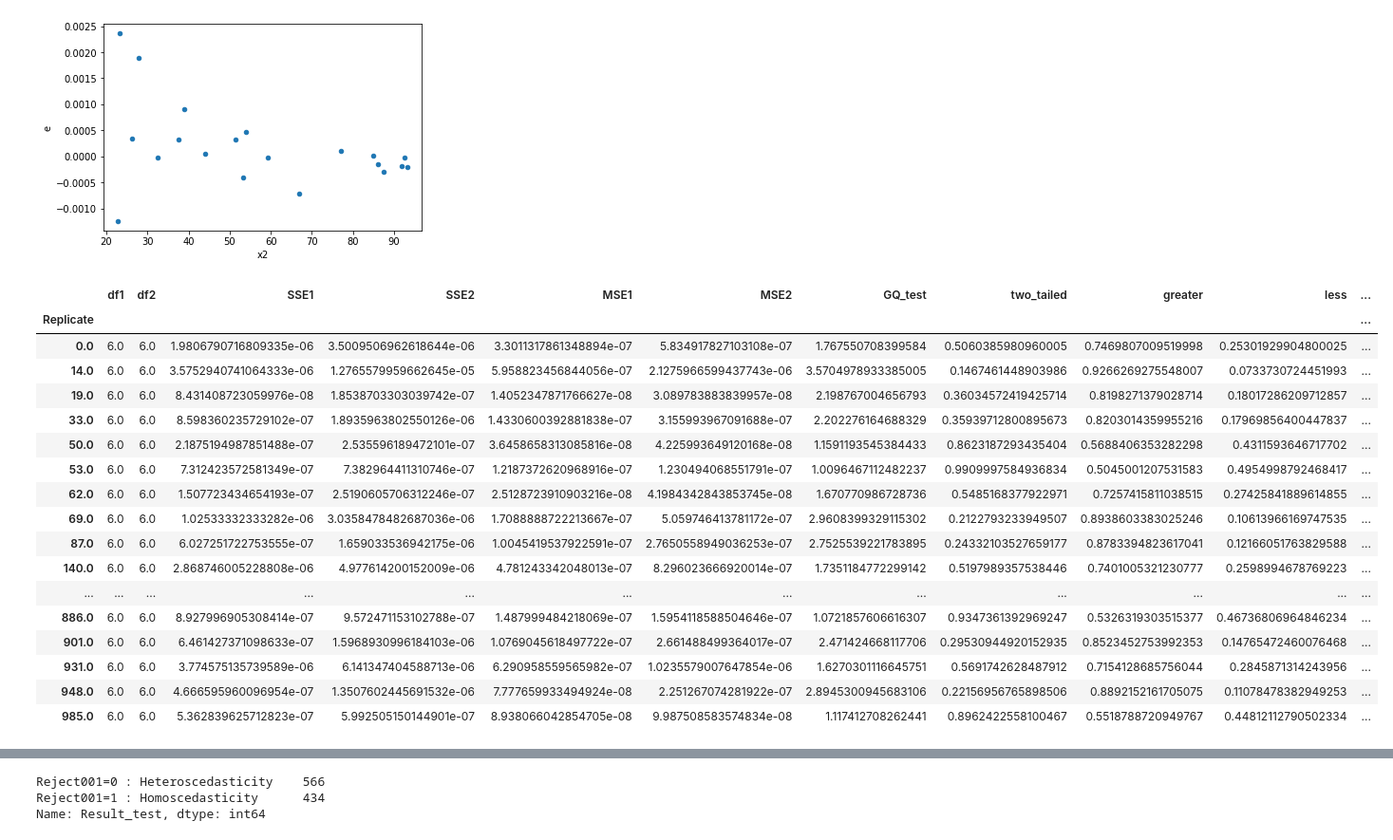
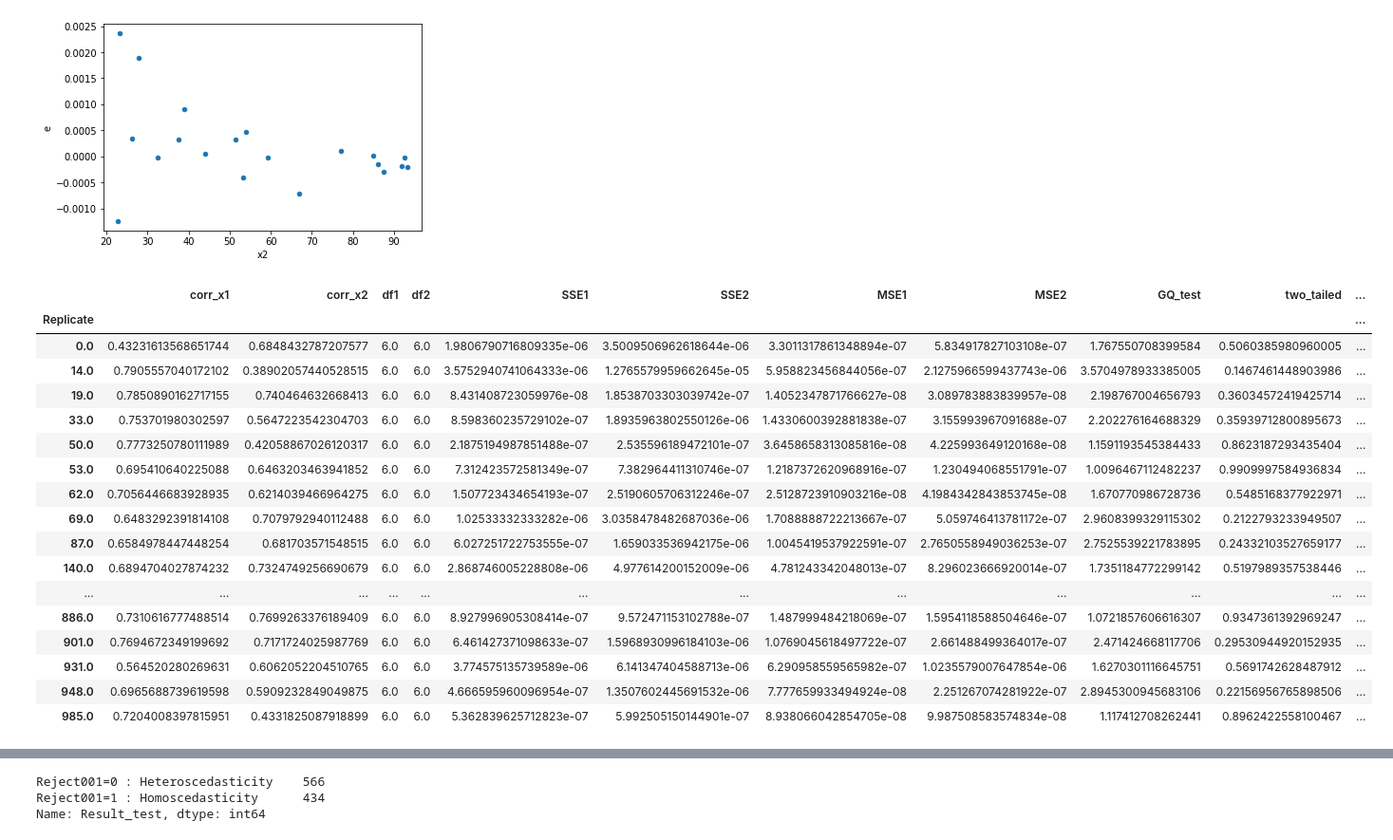
Before and after one commit to iam-fern/Generate_addition_2X, a Jupyter notebook: GQtest_data(y_hat)_add_delta_(_4)_n20_01.ipynb, the cells around one changed output, grey strips where cells are left out. Shown at 95% size. Saved outputs shown, nothing was run; the diff lists cells and outputs as text; code cells hidden in the pictures.

```diff
--- a/GQtest_data(y_hat)_add_delta_(_4)_n20_01.ipynb
+++ b/GQtest_data(y_hat)_add_delta_(_4)_n20_01.ipynb
@@ -176,6 +176,13 @@ def get_result(run_replicate, percent_data):
     new_table_sort = new_table.sort_values('y_hat')
     new_table_sort.reset_index(inplace=True)
     new_table_sort.drop(['index'], axis=1, inplace=True)
+
+    # Correlation between two columns of DataFrame.
+    corr_x1 = new_table['x1'].corr(new_table['Y'])
+    corr_x2 = new_table['x2'].corr(new_table['Y'])
+
+    # Correlation between all the columns of DataFrame.
+    all_corr = new_table.corr()
 
     # แบ่งข้อมูลกลุ่มที่ 1
     table1 = new_table_sort.iloc[:int(percent_data*new_table_sort.shape[0]) , :]
@@ -217,13 +224,15 @@ def get_result(run_replicate, percent_data):
     p_greater = ss.f.cdf(GQ_test, df2, df1)
     p_less = 1.0-ss.f.cdf(GQ_test, df2, df1)
 
-    return df1, df2, SSE1, SSE2, MSE1, MSE2, GQ_test, two_tailed, p_greater, p_less
+    return corr_x1, corr_x2, df1, df2, SSE1, SSE2, MSE1, MSE2, GQ_test, two_tailed, p_greater, p_less
 
 # สร้าง list ของ replicates
 list_replicate=list({i[0] for i in table.index})
 list_replicate.sort()
 
 # สร้าง list เพื่อเก็บค่า ทุกรอบที่ run
+list_corr_x1=[]
+list_corr_x2=[]
 list_df1=[]
 list_df2=[]
 list_SSE1=[]
@@ -240,7 +249,9 @@ percent_data=0.4
 
 # ใช้ for loop สำหรับการ run ทุก replicates
 for run_replicate in list_replicate:
-    df1, df2, SSE1, SSE2, MSE1, MSE2, GQ_test, two_tailed, p_greater, p_less=get_result(run_replicate, percent_data)
+    corr_x1, corr_x2, df1, df2, SSE1, SSE2, MSE1, MSE2, GQ_test, two_tailed, p_greater, p_less=get_result(run_replicate, percent_data)
+    list_corr_x1.append(corr_x1)
+    list_corr_x2.append(corr_x2)
     list_df1.append(df1)
     list_SSE1.append(SSE1)
     list_df2.append(df2)
@@ -254,38 +265,38 @@ for run_replicate in list_replicate:
 # %%
 # สร้างตารางผลลัพธ์
 alpha = 0.01
 pd.set_option('display.max_rows', 1000)
 pd.set_option('display.max_columns', 1000)
 pd.set_option('display.width', 1000)
-result=pd.DataFrame({"Replicate":list_replicate, "df1":list_df1, "df2":list_df2, "SSE1":list_SSE1,
+result=pd.DataFrame({"Replicate":list_replicate, "corr_x1":list_corr_x1, "corr_x2":list_corr_x2, "df1":list_df1, "df2":list_df2, "SSE1":list_SSE1,
                      "SSE2":list_SSE2, "MSE1":list_MSE1, "MSE2":list_MSE2,
                      "GQ_test":list_GQ_test, "two_tailed":list_two_tailed, "greater":list_p_greater, "less":list_p_less})
 result.set_index(['Replicate'], inplace=True)
 result=result[(result["two_tailed"]<=1) & (result["greater"]<=1) & (result["less"]<=1)]
 result["Result_test"]=result["two_tailed"].apply(lambda p_value: 'Reject001=0 : Heteroscedasticity'
                                                  if p_value < alpha else 'Reject001=1 : Homoscedasticity')
 #two_tailed_new_show=two_tailed_new.drop(columns="greater")
 
 result.astype(str)
 # %% [output]
-|  | df1 | df2 | SSE1 | SSE2 | MSE1 | MSE2 | GQ_test | two_tailed | greater | less | ... |
+|  | corr_x1 | corr_x2 | df1 | df2 | SSE1 | SSE2 | MSE1 | MSE2 | GQ_test | two_tailed | ... |
 | Replicate |  |  |  |  |  |  |  |  |  |  | ... |
-| 0.0 | 6.0 | 6.0 | 1.9806790716809335e-06 | 3.5009506962618644e-06 | 3.3011317861348894e-07 | 5.834917827103108e-07 | 1.767550708399584 | 0.5060385980960005 | 0.7469807009519998 | 0.25301929904800025 | ... |
-| 14.0 | 6.0 | 6.0 | 3.5752940741064333e-06 | 1.2765579959662645e-05 | 5.958823456844056e-07 | 2.1275966599437743e-06 | 3.5704978933385005 | 0.1467461448903986 | 0.9266269275548007 | 0.0733730724451993 | ... |
-| 19.0 | 6.0 | 6.0 | 8.431408723059976e-08 | 1.8538703303039742e-07 | 1.4052347871766627e-08 | 3.089783883839957e-08 | 2.198767004656793 | 0.36034572419425714 | 0.8198271379028714 | 0.18017286209712857 | ... |
-| 33.0 | 6.0 | 6.0 | 8.598360235729102e-07 | 1.8935963802550126e-06 | 1.4330600392881838e-07 | 3.155993967091688e-07 | 2.202276164688329 | 0.35939712800895673 | 0.8203014359955216 | 0.17969856400447837 | ... |
-| 50.0 | 6.0 | 6.0 | 2.1875194987851488e-07 | 2.535596189472101e-07 | 3.6458658313085816e-08 | 4.225993649120168e-08 | 1.1591193545384433 | 0.8623187293435404 | 0.5688406353282298 | 0.4311593646717702 | ... |
-| 53.0 | 6.0 | 6.0 | 7.312423572581349e-07 | 7.382964411310746e-07 | 1.2187372620968916e-07 | 1.230494068551791e-07 | 1.0096467112482237 | 0.9909997584936834 | 0.5045001207531583 | 0.4954998792468417 | ... |
-| 62.0 | 6.0 | 6.0 | 1.507723434654193e-07 | 2.5190605706312246e-07 | 2.5128723910903216e-08 | 4.1984342843853745e-08 | 1.670770986728736 | 0.5485168377922971 | 0.7257415811038515 | 0.27425841889614855 | ... |
-| 69.0 | 6.0 | 6.0 | 1.02533332333282e-06 | 3.0358478482687036e-06 | 1.7088888722213667e-07 | 5.059746413781172e-07 | 2.9608399329115302 | 0.2122793233949507 | 0.8938603383025246 | 0.10613966169747535 | ... |
-| 87.0 | 6.0 | 6.0 | 6.027251722753555e-07 | 1.659033536942175e-06 | 1.0045419537922591e-07 | 2.7650558949036253e-07 | 2.7525539221783895 | 0.24332103527659177 | 0.8783394823617041 | 0.12166051763829588 | ... |
-| 140.0 | 6.0 | 6.0 | 2.868746005228808e-06 | 4.977614200152009e-06 | 4.781243342048013e-07 | 8.296023666920014e-07 | 1.7351184772299142 | 0.5197989357538446 | 0.7401005321230777 | 0.2598994678769223 | ... |
+| 0.0 | 0.43231613568651744 | 0.6848432787207577 | 6.0 | 6.0 | 1.9806790716809335e-06 | 3.5009506962618644e-06 | 3.3011317861348894e-07 | 5.834917827103108e-07 | 1.767550708399584 | 0.5060385980960005 | ... |
+| 14.0 | 0.7905557040172102 | 0.38902057440528515 | 6.0 | 6.0 | 3.5752940741064333e-06 | 1.2765579959662645e-05 | 5.958823456844056e-07 | 2.1275966599437743e-06 | 3.5704978933385005 | 0.1467461448903986 | ... |
+| 19.0 | 0.7850890162717155 | 0.740464632668413 | 6.0 | 6.0 | 8.431408723059976e-08 | 1.8538703303039742e-07 | 1.4052347871766627e-08 | 3.089783883839957e-08 | 2.198767004656793 | 0.36034572419425714 | ... |
+| 33.0 | 0.753701980302597 | 0.5647223542304703 | 6.0 | 6.0 | 8.598360235729102e-07 | 1.8935963802550126e-06 | 1.4330600392881838e-07 | 3.155993967091688e-07 | 2.202276164688329 | 0.35939712800895673 | ... |
+| 50.0 | 0.7773250780111989 | 0.42058867026120317 | 6.0 | 6.0 | 2.1875194987851488e-07 | 2.535596189472101e-07 | 3.6458658313085816e-08 | 4.225993649120168e-08 | 1.1591193545384433 | 0.8623187293435404 | ... |
+| 53.0 | 0.695410640225088 | 0.6463203463941852 | 6.0 | 6.0 | 7.312423572581349e-07 | 7.382964411310746e-07 | 1.2187372620968916e-07 | 1.230494068551791e-07 | 1.0096467112482237 | 0.9909997584936834 | ... |
+| 62.0 | 0.7056446683928935 | 0.6214039466964275 | 6.0 | 6.0 | 1.507723434654193e-07 | 2.5190605706312246e-07 | 2.5128723910903216e-08 | 4.1984342843853745e-08 | 1.670770986728736 | 0.5485168377922971 | ... |
+| 69.0 | 0.6483292391814108 | 0.7079792940112488 | 6.0 | 6.0 | 1.02533332333282e-06 | 3.0358478482687036e-06 | 1.7088888722213667e-07 | 5.059746413781172e-07 | 2.9608399329115302 | 0.2122793233949507 | ... |
+| 87.0 | 0.6584978447448254 | 0.681703571548515 | 6.0 | 6.0 | 6.027251722753555e-07 | 1.659033536942175e-06 | 1.0045419537922591e-07 | 2.7650558949036253e-07 | 2.7525539221783895 | 0.24332103527659177 | ... |
+| 140.0 | 0.6894704027874232 | 0.7324749256690679 | 6.0 | 6.0 | 2.868746005228808e-06 | 4.977614200152009e-06 | 4.781243342048013e-07 | 8.296023666920014e-07 | 1.7351184772299142 | 0.5197989357538446 | ... |
 | ... | ... | ... | ... | ... | ... | ... | ... | ... | ... | ... | ... |
-| 886.0 | 6.0 | 6.0 | 8.927996905308414e-07 | 9.572471153102788e-07 | 1.487999484218069e-07 | 1.5954118588504646e-07 | 1.0721857606616307 | 0.9347361392969247 | 0.5326319303515377 | 0.46736806964846234 | ... |
-| 901.0 | 6.0 | 6.0 | 6.461427371098633e-07 | 1.5968930996184103e-06 | 1.0769045618497722e-07 | 2.661488499364017e-07 | 2.471424668117706 | 0.29530944920152935 | 0.8523452753992353 | 0.14765472460076468 | ... |
-| 931.0 | 6.0 | 6.0 | 3.774575135739589e-06 | 6.141347404588713e-06 | 6.290958559565982e-07 | 1.0235579007647854e-06 | 1.6270301116645751 | 0.5691742628487912 | 0.7154128685756044 | 0.2845871314243956 | ... |
-| 948.0 | 6.0 | 6.0 | 4.666595960096954e-07 | 1.3507602445691532e-06 | 7.777659933494924e-08 | 2.251267074281922e-07 | 2.8945300945683106 | 0.22156956765898506 | 0.8892152161705075 | 0.11078478382949253 | ... |
-| 985.0 | 6.0 | 6.0 | 5.362839625712823e-07 | 5.992505150144901e-07 | 8.938066042854705e-08 | 9.987508583574834e-08 | 1.117412708262441 | 0.8962422558100467 | 0.5518788720949767 | 0.44812112790502334 | ... |
+| 886.0 | 0.7310616777488514 | 0.7699263376189409 | 6.0 | 6.0 | 8.927996905308414e-07 | 9.572471153102788e-07 | 1.487999484218069e-07 | 1.5954118588504646e-07 | 1.0721857606616307 | 0.9347361392969247 | ... |
+| 901.0 | 0.7694672349199692 | 0.7171724025987769 | 6.0 | 6.0 | 6.461427371098633e-07 | 1.5968930996184103e-06 | 1.0769045618497722e-07 | 2.661488499364017e-07 | 2.471424668117706 | 0.29530944920152935 | ... |
+| 931.0 | 0.564520280269631 | 0.6062052204510765 | 6.0 | 6.0 | 3.774575135739589e-06 | 6.141347404588713e-06 | 6.290958559565982e-07 | 1.0235579007647854e-06 | 1.6270301116645751 | 0.5691742628487912 | ... |
+| 948.0 | 0.6965688739619598 | 0.5909232849049875 | 6.0 | 6.0 | 4.666595960096954e-07 | 1.3507602445691532e-06 | 7.777659933494924e-08 | 2.251267074281922e-07 | 2.8945300945683106 | 0.22156956765898506 | ... |
+| 985.0 | 0.7204008397815951 | 0.4331825087918899 | 6.0 | 6.0 | 5.362839625712823e-07 | 5.992505150144901e-07 | 8.938066042854705e-08 | 9.987508583574834e-08 | 1.117412708262441 | 0.8962422558100467 | ... |
 # %%
 # สร้างตารางผลลัพธ์
 alpha = 0.01
```
Also changed, not shown: parts of 1 cell of this notebook.
